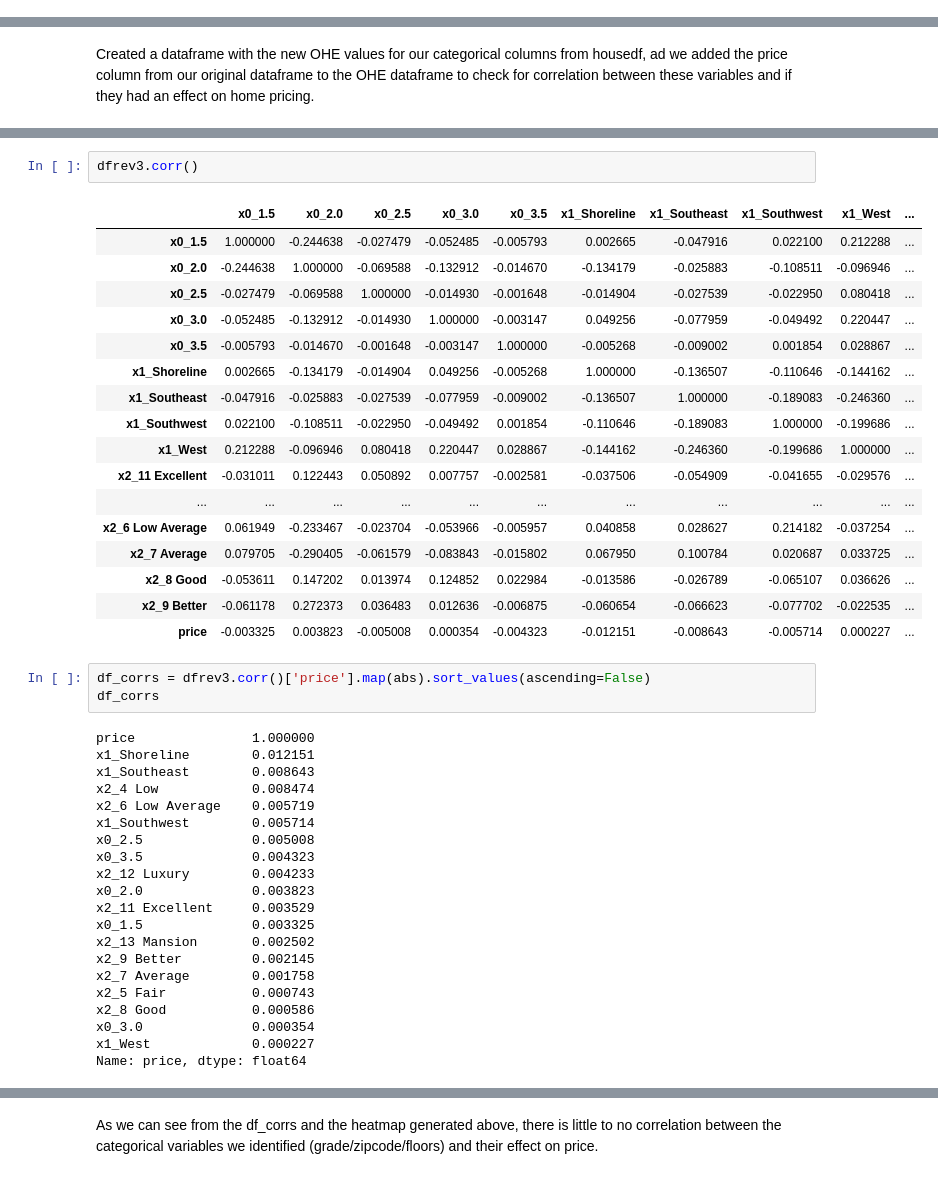
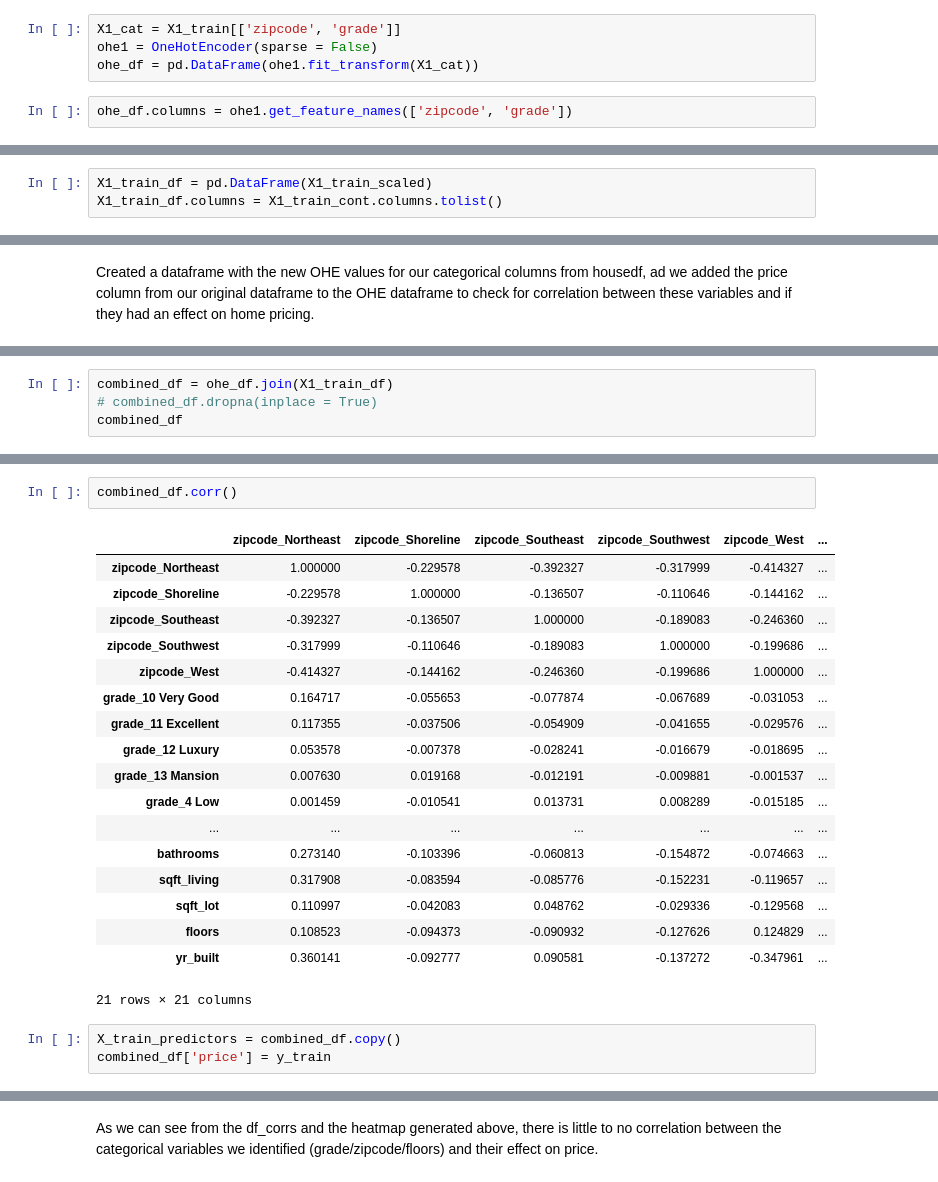
Before and after one commit to NaavSD/House-Plan-Analysis, a Jupyter notebook: Project 2 Notebook.ipynb, the cells around one changed output, grey strips where cells are left out. Saved outputs shown, nothing was run; the diff lists cells and outputs as text.

```diff
--- a/Project 2 Notebook.ipynb
+++ b/Project 2 Notebook.ipynb
@@ -648,0 +676,6 @@ pd.get_dummies(X1_train)
+# %%
+X1_cat = X1_train[['zipcode', 'grade']]
+ohe1 = OneHotEncoder(sparse = False)
+ohe_df = pd.DataFrame(ohe1.fit_transform(X1_cat))
+# %%
+ohe_df.columns = ohe1.get_feature_names(['zipcode', 'grade'])
@@ -648,0 +686,3 @@ pd.get_dummies(X1_train)
+# %%
+X1_train_df = pd.DataFrame(X1_train_scaled)
+X1_train_df.columns = X1_train_cont.columns.tolist()
@@ -662,0 +737,4 @@ dfrev3['price'] = dfrev2['price']
+# %%
+combined_df = ohe_df.join(X1_train_df)
+# combined_df.dropna(inplace = True)
+combined_df
@@ -663,45 +755,25 @@ dfrev3['price'] = dfrev2['price']
 # %%
-dfrev3.corr()
+combined_df.corr()
 # %% [output]
-|  | x0_1.5 | x0_2.0 | x0_2.5 | x0_3.0 | x0_3.5 | x1_Shoreline | x1_Southeast | x1_Southwest | x1_West | ... |
-| x0_1.5 | 1.000000 | -0.244638 | -0.027479 | -0.052485 | -0.005793 | 0.002665 | -0.047916 | 0.022100 | 0.212288 | ... |
-| x0_2.0 | -0.244638 | 1.000000 | -0.069588 | -0.132912 | -0.014670 | -0.134179 | -0.025883 | -0.108511 | -0.096946 | ... |
-| x0_2.5 | -0.027479 | -0.069588 | 1.000000 | -0.014930 | -0.001648 | -0.014904 | -0.027539 | -0.022950 | 0.080418 | ... |
-| x0_3.0 | -0.052485 | -0.132912 | -0.014930 | 1.000000 | -0.003147 | 0.049256 | -0.077959 | -0.049492 | 0.220447 | ... |
-| x0_3.5 | -0.005793 | -0.014670 | -0.001648 | -0.003147 | 1.000000 | -0.005268 | -0.009002 | 0.001854 | 0.028867 | ... |
-| x1_Shoreline | 0.002665 | -0.134179 | -0.014904 | 0.049256 | -0.005268 | 1.000000 | -0.136507 | -0.110646 | -0.144162 | ... |
-| x1_Southeast | -0.047916 | -0.025883 | -0.027539 | -0.077959 | -0.009002 | -0.136507 | 1.000000 | -0.189083 | -0.246360 | ... |
-| x1_Southwest | 0.022100 | -0.108511 | -0.022950 | -0.049492 | 0.001854 | -0.110646 | -0.189083 | 1.000000 | -0.199686 | ... |
-| x1_West | 0.212288 | -0.096946 | 0.080418 | 0.220447 | 0.028867 | -0.144162 | -0.246360 | -0.199686 | 1.000000 | ... |
-| x2_11 Excellent | -0.031011 | 0.122443 | 0.050892 | 0.007757 | -0.002581 | -0.037506 | -0.054909 | -0.041655 | -0.029576 | ... |
-| ... | ... | ... | ... | ... | ... | ... | ... | ... | ... | ... |
-| x2_6 Low Average | 0.061949 | -0.233467 | -0.023704 | -0.053966 | -0.005957 | 0.040858 | 0.028627 | 0.214182 | -0.037254 | ... |
-| x2_7 Average | 0.079705 | -0.290405 | -0.061579 | -0.083843 | -0.015802 | 0.067950 | 0.100784 | 0.020687 | 0.033725 | ... |
-| x2_8 Good | -0.053611 | 0.147202 | 0.013974 | 0.124852 | 0.022984 | -0.013586 | -0.026789 | -0.065107 | 0.036626 | ... |
-| x2_9 Better | -0.061178 | 0.272373 | 0.036483 | 0.012636 | -0.006875 | -0.060654 | -0.066623 | -0.077702 | -0.022535 | ... |
-| price | -0.003325 | 0.003823 | -0.005008 | 0.000354 | -0.004323 | -0.012151 | -0.008643 | -0.005714 | 0.000227 | ... |
+|  | zipcode_Northeast | zipcode_Shoreline | zipcode_Southeast | zipcode_Southwest | zipcode_West | ... |
+| zipcode_Northeast | 1.000000 | -0.229578 | -0.392327 | -0.317999 | -0.414327 | ... |
+| zipcode_Shoreline | -0.229578 | 1.000000 | -0.136507 | -0.110646 | -0.144162 | ... |
+| zipcode_Southeast | -0.392327 | -0.136507 | 1.000000 | -0.189083 | -0.246360 | ... |
+| zipcode_Southwest | -0.317999 | -0.110646 | -0.189083 | 1.000000 | -0.199686 | ... |
+| zipcode_West | -0.414327 | -0.144162 | -0.246360 | -0.199686 | 1.000000 | ... |
+| grade_10 Very Good | 0.164717 | -0.055653 | -0.077874 | -0.067689 | -0.031053 | ... |
+| grade_11 Excellent | 0.117355 | -0.037506 | -0.054909 | -0.041655 | -0.029576 | ... |
+| grade_12 Luxury | 0.053578 | -0.007378 | -0.028241 | -0.016679 | -0.018695 | ... |
+| grade_13 Mansion | 0.007630 | 0.019168 | -0.012191 | -0.009881 | -0.001537 | ... |
+| grade_4 Low | 0.001459 | -0.010541 | 0.013731 | 0.008289 | -0.015185 | ... |
+| ... | ... | ... | ... | ... | ... | ... |
+| bathrooms | 0.273140 | -0.103396 | -0.060813 | -0.154872 | -0.074663 | ... |
+| sqft_living | 0.317908 | -0.083594 | -0.085776 | -0.152231 | -0.119657 | ... |
+| sqft_lot | 0.110997 | -0.042083 | 0.048762 | -0.029336 | -0.129568 | ... |
+| floors | 0.108523 | -0.094373 | -0.090932 | -0.127626 | 0.124829 | ... |
+| yr_built | 0.360141 | -0.092777 | 0.090581 | -0.137272 | -0.347961 | ... |
+21 rows × 21 columns
-# %%
-df_corrs = dfrev3.corr()['price'].map(abs).sort_values(ascending=False)
-df_corrs
-# %% [output]
-price               1.000000
-x1_Shoreline        0.012151
-x1_Southeast        0.008643
-x2_4 Low            0.008474
-x2_6 Low Average    0.005719
-x1_Southwest        0.005714
-x0_2.5              0.005008
-x0_3.5              0.004323
-x2_12 Luxury        0.004233
-x0_2.0              0.003823
-x2_11 Excellent     0.003529
-x0_1.5              0.003325
-x2_13 Mansion       0.002502
-x2_9 Better         0.002145
-x2_7 Average        0.001758
-x2_5 Fair           0.000743
-x2_8 Good           0.000586
-x0_3.0              0.000354
-x1_West             0.000227
-Name: price, dtype: float64
+# %%
+X_train_predictors = combined_df.copy()
+combined_df['price'] = y_train
 # %%
```
Also changed, not shown: parts of 31 cells of this notebook.
